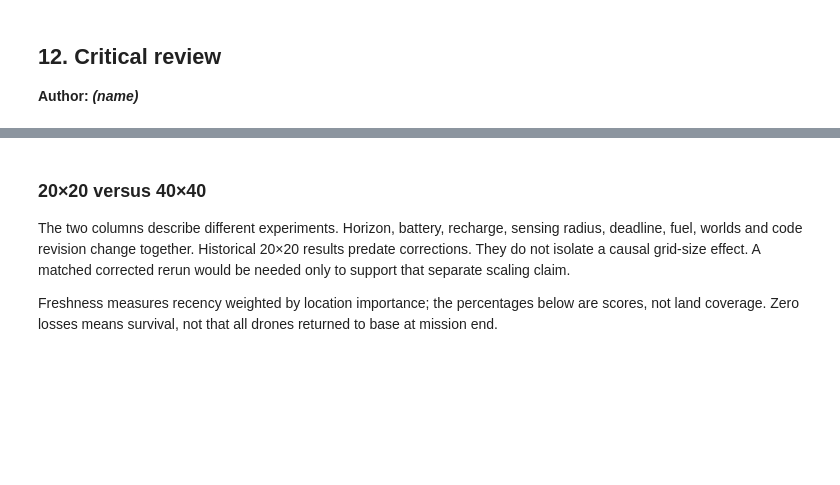
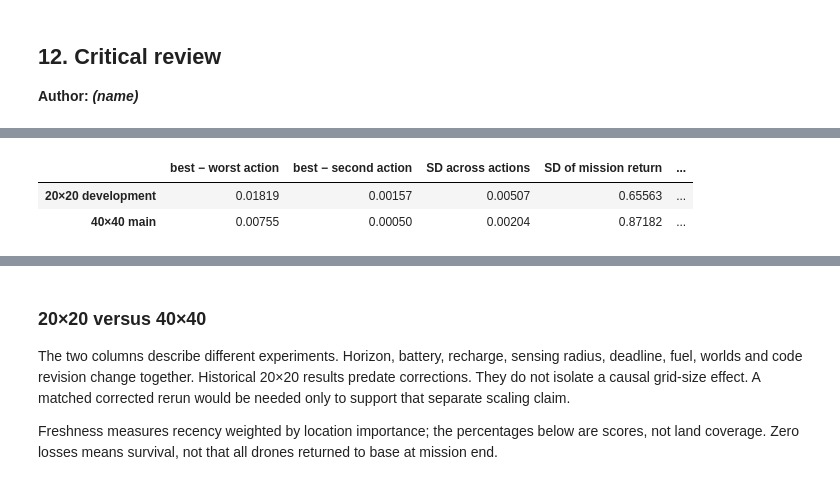
Before and after one commit to SayuruRehan/wild-drone-appeared, a Jupyter notebook: Wildfire_Drone_Fleet_clean.ipynb, the cells around one changed output, grey strips where cells are left out. Drawn from its saved outputs; the diff is of its cells as text; code cells hidden in the pictures; blank space fills up the shorter version.

```diff
--- a/Wildfire_Drone_Fleet_clean.ipynb
+++ b/Wildfire_Drone_Fleet_clean.ipynb
@@ -1798,0 +1875,31 @@ deadlock shown in Section 5; the masked learners avoid it through the emergency
+# %%
+def reward_signal(config, worlds, every=10, seed=0):
+    rng = np.random.default_rng(seed)
+    spread, gap, action_sd, returns = [], [], [], []
+    for world in worlds:
+        env = WildfireFleetEnv(config)
+        env.reset(seed=world)
+        done, total = False, 0.0
+        while not done:
+            feasible = np.flatnonzero(action_mask(env))
+            if env.elapsed % every == 0 and len(feasible) > 1:
+                rewards = np.sort([copy.deepcopy(env).step(int(a))[1] for a in feasible])
+                spread.append(rewards[-1]-rewards[0])   # best minus worst action
+                gap.append(rewards[-1]-rewards[-2])     # best minus second-best action
+                action_sd.append(rewards.std())
+            _, reward, done, _, _ = env.step(int(rng.choice(feasible)))
+            total += reward
+        returns.append(total)
+    return {'best − worst action': np.mean(spread), 'best − second action': np.mean(gap),
+            'SD across actions': np.mean(action_sd), 'SD of mission return': np.std(returns),
+            'return SD ÷ action SD': np.std(returns)/np.mean(action_sd)}
+
+
+signal = pd.DataFrame({'20×20 development': reward_signal(dev_env, range(20)),
+                       '40×40 main': reward_signal(main_env, range(10))}).T
+with pd.option_context('display.precision', 5):
+    display(signal)
+# %% [output]
+|  | best − worst action | best − second action | SD across actions | SD of mission return | ... |
+| 20×20 development | 0.01819 | 0.00157 | 0.00507 | 0.65563 | ... |
+| 40×40 main | 0.00755 | 0.00050 | 0.00204 | 0.87182 | ... |
```
Also changed, not shown: parts of 14 cells of this notebook.
